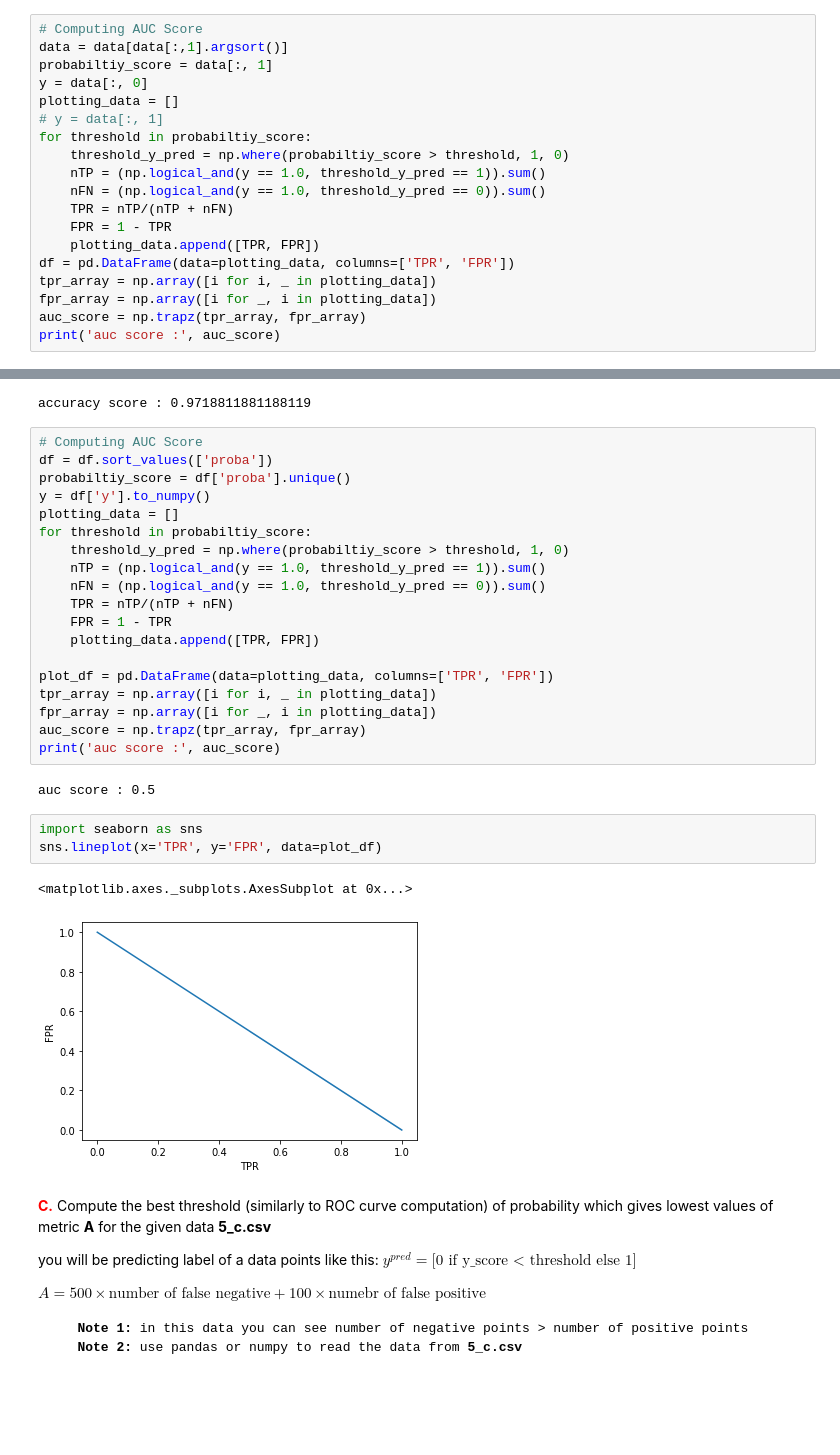
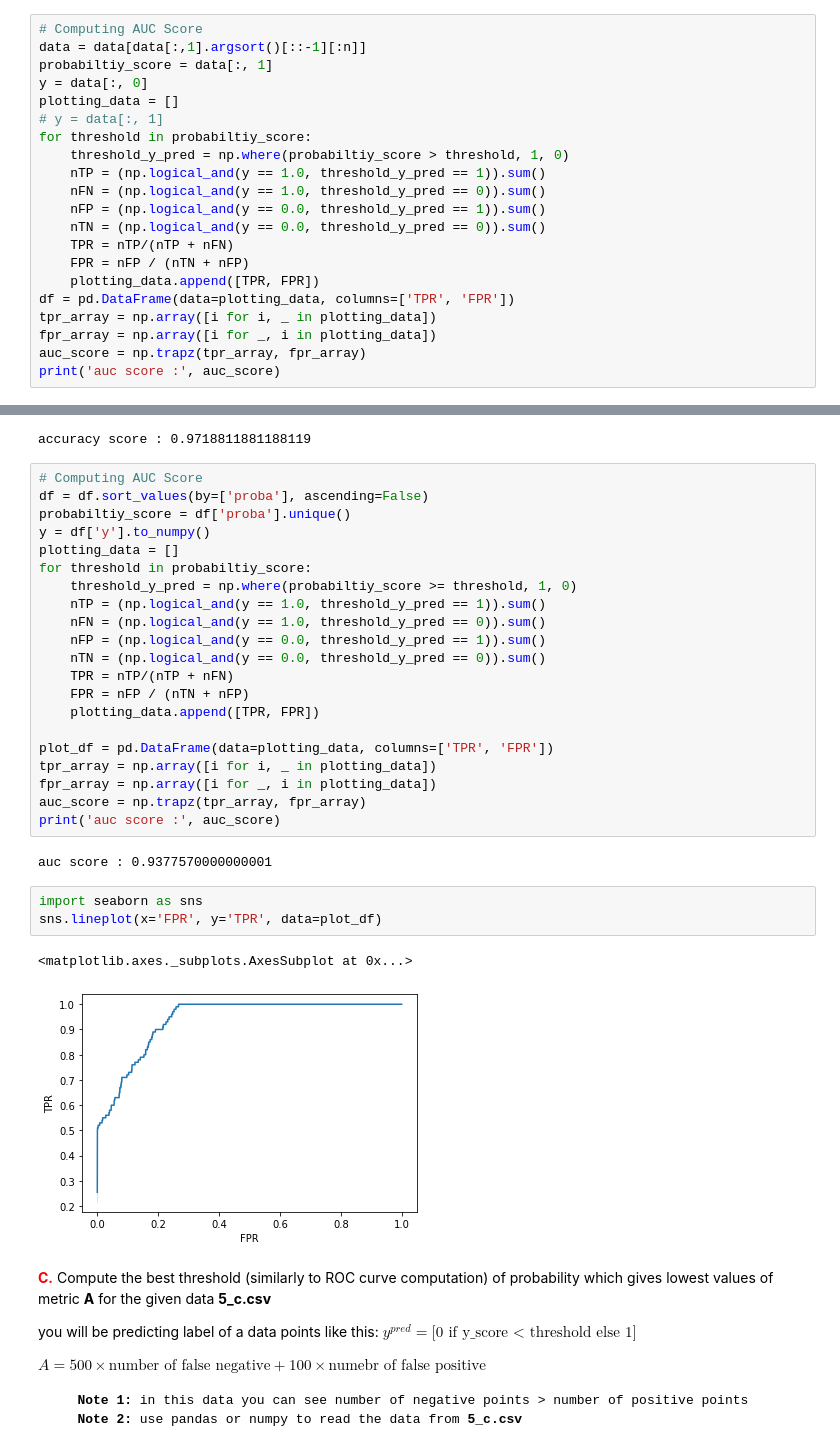
Before and after one commit to abraham-john-paul/AppliedAICourse, a Jupyter notebook: 5_Performance_metrics_Instructions.ipynb, the cells around one changed output, grey strips where cells are left out. Saved outputs shown, nothing was run; the diff lists cells and outputs as text; blank space fills up the shorter version.

```diff
--- a/5_Performance_metrics_Instructions.ipynb
+++ b/5_Performance_metrics_Instructions.ipynb
@@ -71,7 +71,7 @@ print('accuracy score :', accuracy_score)
 accuracy score : 0.9900990099009901
 # %%
 # Computing AUC Score
-data = data[data[:,1].argsort()]
+data = data[data[:,1].argsort()[::-1][:n]]
 probabiltiy_score = data[:, 1]
 y = data[:, 0]
 plotting_data = []
@@ -80,8 +80,10 @@ for threshold in probabiltiy_score:
     threshold_y_pred = np.where(probabiltiy_score > threshold, 1, 0)
     nTP = (np.logical_and(y == 1.0, threshold_y_pred == 1)).sum()
     nFN = (np.logical_and(y == 1.0, threshold_y_pred == 0)).sum()
+    nFP = (np.logical_and(y == 0.0, threshold_y_pred == 1)).sum()
+    nTN = (np.logical_and(y == 0.0, threshold_y_pred == 0)).sum()
     TPR = nTP/(nTP + nFN)
-    FPR = 1 - TPR
+    FPR = nFP / (nTN + nFP)
     plotting_data.append([TPR, FPR])
 df = pd.DataFrame(data=plotting_data, columns=['TPR', 'FPR'])
 tpr_array = np.array([i for i, _ in plotting_data])
@@ -155,16 +157,18 @@ print('accuracy score :', accuracy_score)
 accuracy score : 0.9718811881188119
 # %%
 # Computing AUC Score
-df = df.sort_values(['proba'])
+df = df.sort_values(by=['proba'], ascending=False)
 probabiltiy_score = df['proba'].unique()
 y = df['y'].to_numpy()
 plotting_data = []
 for threshold in probabiltiy_score:
-    threshold_y_pred = np.where(probabiltiy_score > threshold, 1, 0)
+    threshold_y_pred = np.where(probabiltiy_score >= threshold, 1, 0)
     nTP = (np.logical_and(y == 1.0, threshold_y_pred == 1)).sum()
     nFN = (np.logical_and(y == 1.0, threshold_y_pred == 0)).sum()
+    nFP = (np.logical_and(y == 0.0, threshold_y_pred == 1)).sum()
+    nTN = (np.logical_and(y == 0.0, threshold_y_pred == 0)).sum()
     TPR = nTP/(nTP + nFN)
-    FPR = 1 - TPR
+    FPR = nFP / (nTN + nFP)
     plotting_data.append([TPR, FPR])
 
 plot_df = pd.DataFrame(data=plotting_data, columns=['TPR', 'FPR'])
@@ -173,13 +177,13 @@ fpr_array = np.array([i for _, i in plotting_data])
 auc_score = np.trapz(tpr_array, fpr_array)
 print('auc score :', auc_score)
 # %% [output]
-auc score : 0.5
+auc score : 0.9377570000000001
 # %%
 import seaborn as sns
-sns.lineplot(x='TPR', y='FPR', data=plot_df)
+sns.lineplot(x='FPR', y='TPR', data=plot_df)
 # %% [output]
 <matplotlib.axes._subplots.AxesSubplot at 0x...>
-[figure, old version]
+[figure, new version]
 # %% [markdown]
 <font color='red'><b>C.</b></font> Compute the best threshold (similarly to ROC curve computation) of probability which gives lowest values of metric <b>A</b> for the given data <strong>5_c.csv</strong>
 <br>
```
Also changed, not shown: parts of 2 cells of this notebook.
